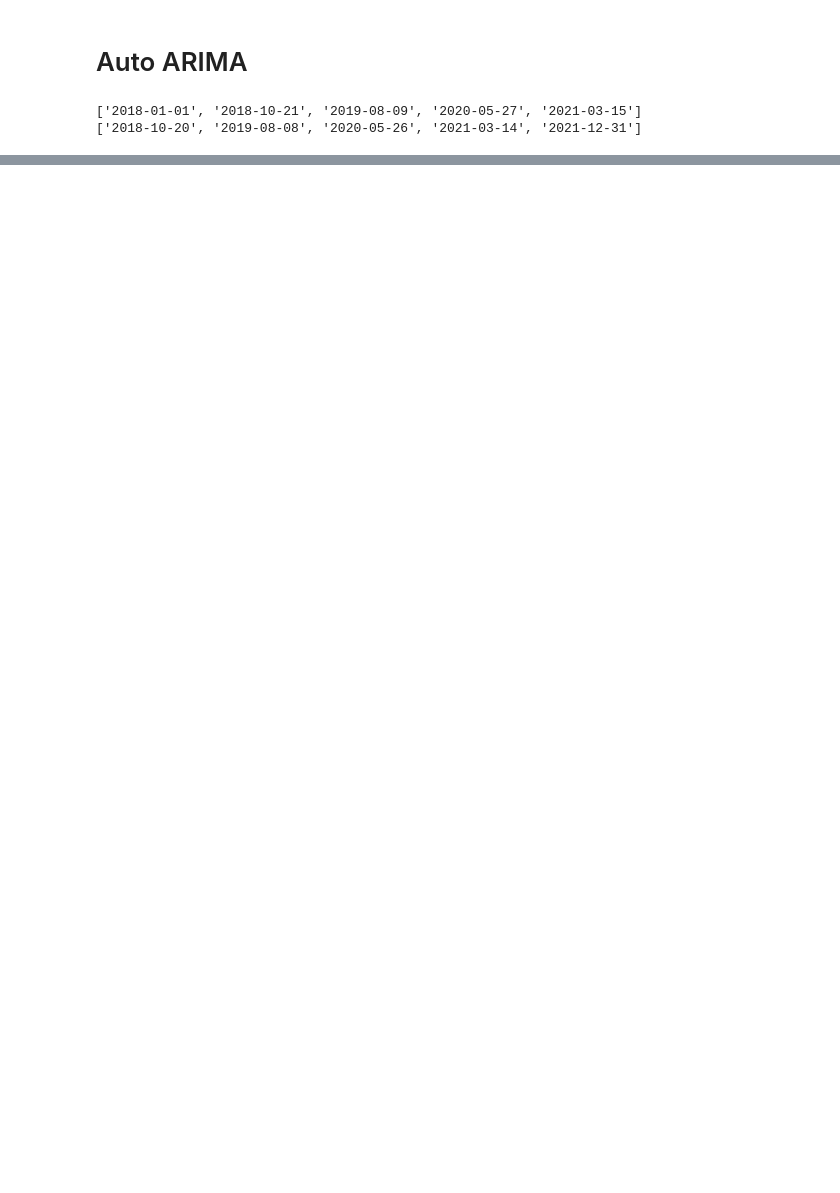
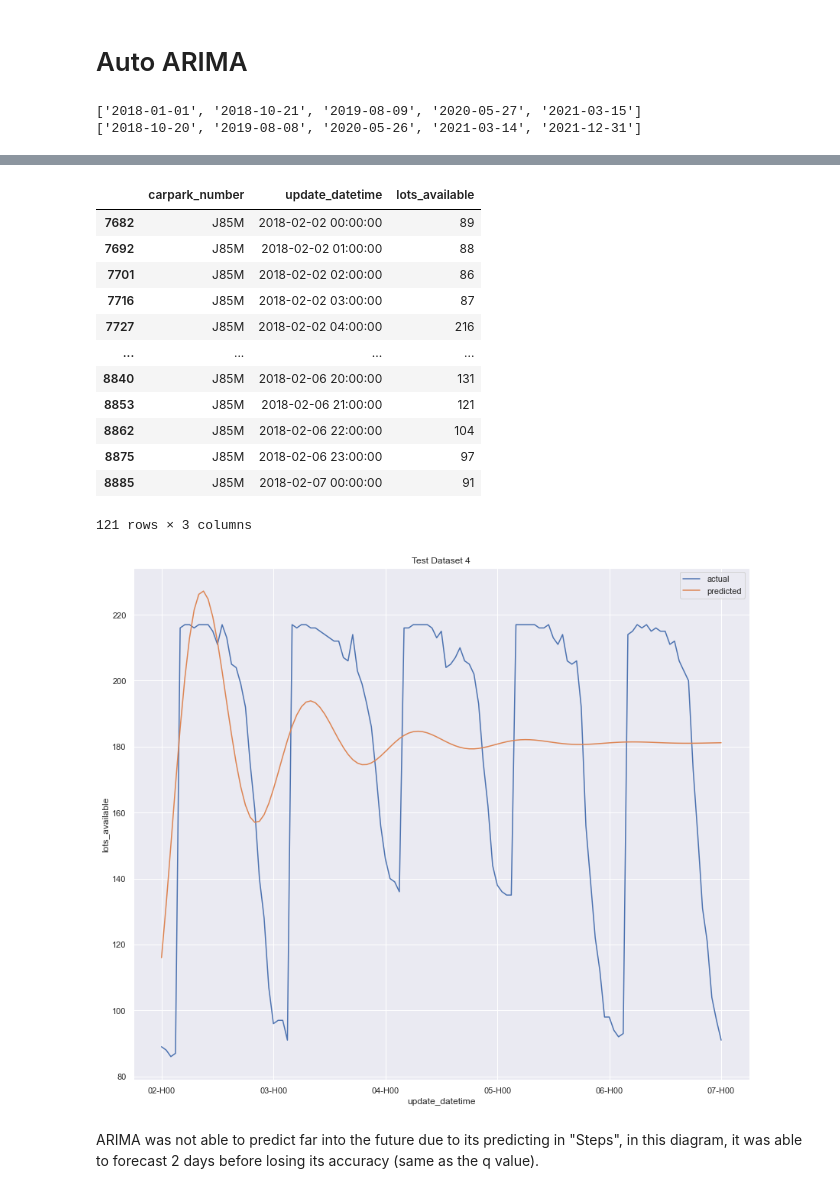
Before and after one commit to GarrickGoh/SC1015-Mini-Project, a Jupyter notebook: ML Model 1 & 2. Decision Tree Regressor, ARIMA.ipynb, the cells around one changed output, grey strips where cells are left out. Saved outputs shown, nothing was run; the diff lists cells and outputs as text; code cells hidden in the pictures; blank space fills up the shorter version.

```diff
--- a/ML Model 1 & 2. Decision Tree Regressor, ARIMA.ipynb
+++ b/ML Model 1 & 2. Decision Tree Regressor, ARIMA.ipynb
@@ -351,0 +340,22 @@ fig.tight_layout()
+# %%
+test_df = forward_chain[0].copy()
+test_df = test_df[test_df['carpark_number'] == carpark_arr[1]]
+test_df
+test_df = test_df.drop(columns=["carpark_number"])
+test_df.sort_values(by=["update_datetime"],ignore_index=True)
+test_df = test_df.set_index("update_datetime")
+test_df = test_df.sort_index()
+# test_df = test_df.resample("1D").mean()
+# display(test_df)
+
+arima_model =  pm.auto_arima(test_df, start_p=1, start_q=1,
+                  max_p=2, max_q=2, # maximum p and q
+                  m=24,              # frequency of series, weekly
+                  d=None,           # No need difference, data already stationary
+                  seasonal=True,   # Not calculating seasonality
+                  start_P=0,
+                  D=0,
+                  trace=True,
+                  error_action='ignore',
+                  suppress_warnings=True,
+                  stepwise=True)
@@ -351,0 +380,40 @@ fig.tight_layout()
+# %%
+fig, axis = plt.subplots()
+fig.set_size_inches(12, 10)
+
+fig.tight_layout()
+
+test_df2 = forward_chain[0].copy()
+test_df2 = test_df2[(test_df2['update_datetime'] >= '2018-02-02') & (test_df2['update_datetime'] <= '2018-02-7')]
+test_df2 = test_df2[test_df2['carpark_number'] == carpark_arr[1]]
+display(test_df2)
+
+display_df = test_df2.copy()
+arima_prediction = arima_model.predict(n_periods=test_df2.shape[0])
+display_df["predicted_lots"] = arima_prediction.tolist()
+
+date_format =  mdates.DateFormatter("%d-H%H")
+
+lp1 = sb.lineplot(x="update_datetime",y='lots_available', legend='brief', label="actual",data=display_df, ax=axis)
+lp2 = sb.lineplot(x="update_datetime",y='predicted_lots', legend='brief', label="predicted",data=display_df, ax=axis)
+lp1.set(title=str("Test Dataset " + str(i)))
+lp1.xaxis.set_major_formatter(date_format)
+lp2.xaxis.set_major_formatter(date_format)
+# %% [output]
+|  | carpark_number | update_datetime | lots_available |
+| 7682 | J85M | 2018-02-02 00:00:00 | 89 |
+| 7692 | J85M | 2018-02-02 01:00:00 | 88 |
+| 7701 | J85M | 2018-02-02 02:00:00 | 86 |
+| 7716 | J85M | 2018-02-02 03:00:00 | 87 |
+| 7727 | J85M | 2018-02-02 04:00:00 | 216 |
+| ... | ... | ... | ... |
+| 8840 | J85M | 2018-02-06 20:00:00 | 131 |
+| 8853 | J85M | 2018-02-06 21:00:00 | 121 |
+| 8862 | J85M | 2018-02-06 22:00:00 | 104 |
+| 8875 | J85M | 2018-02-06 23:00:00 | 97 |
+| 8885 | J85M | 2018-02-07 00:00:00 | 91 |
+121 rows × 3 columns
+[figure, added]
+# %% [markdown]
+ARIMA was not able to predict far into the future due to its predicting in "Steps", in this diagram,
+it was able to forecast 2 days before losing its accuracy (same as the q value).
```
Also changed, not shown: parts of 17 cells of this notebook.
